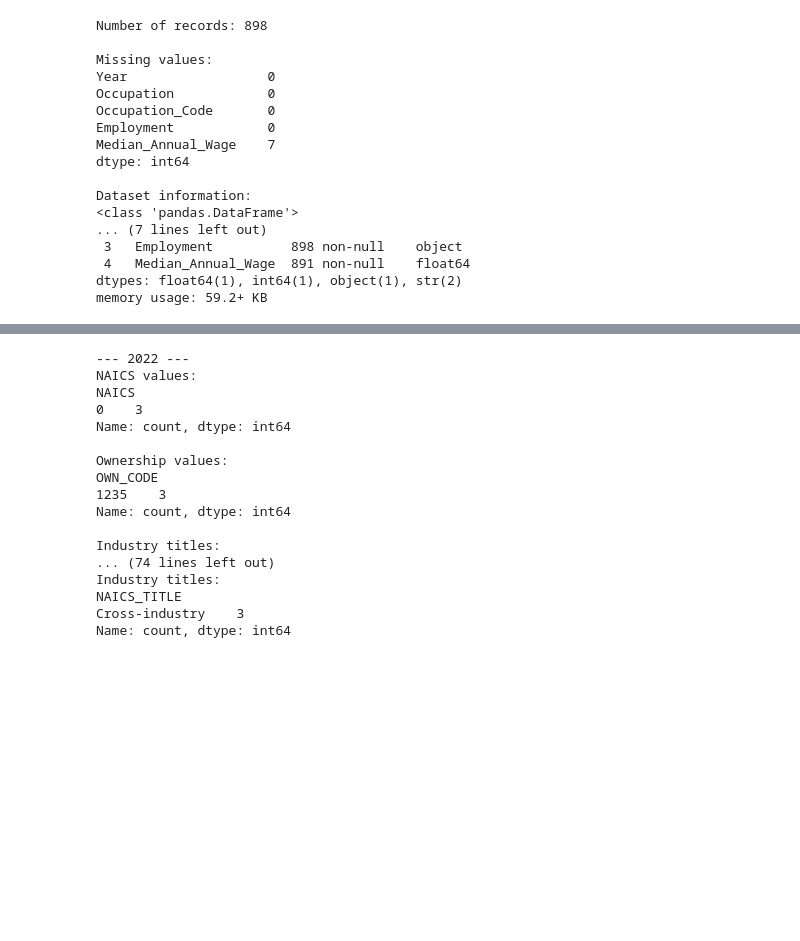
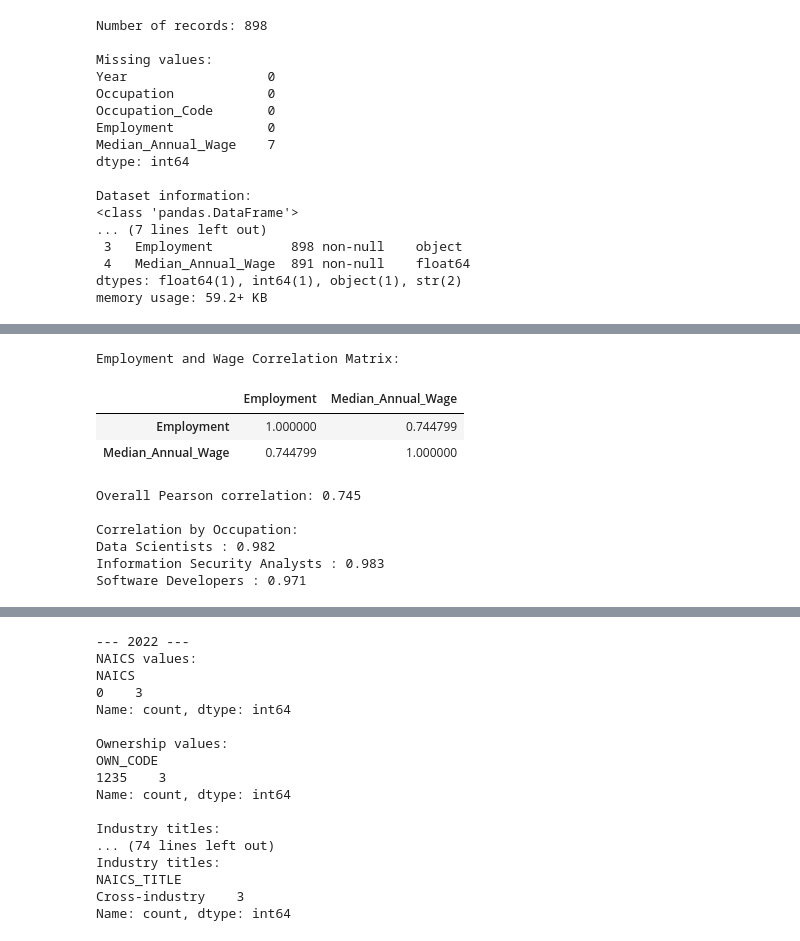
Before and after one commit to Onyinyechukwu24/AIEmployment-Visualisation-2023078, a Jupyter notebook: AI_Employment_Visualisation_ .ipynb, the cells around one changed output, grey strips where cells are left out. Saved outputs shown, nothing was run; the diff lists cells and outputs as text; code cells hidden in the pictures; blank space fills up the shorter version.

```diff
--- a/AI_Employment_Visualisation_ .ipynb
+++ b/AI_Employment_Visualisation_ .ipynb
@@ -195,0 +403,40 @@ memory usage: 59.2+ KB
+# %%
+# Explore the relationship between employment and median wages
+
+correlation = comparison_df[
+    ["Employment", "Median_Annual_Wage"]
+].corr()
+
+print("Employment and Wage Correlation Matrix:")
+display(correlation)
+
+# Calculate the overall Pearson correlation
+overall_correlation = comparison_df[
+    "Employment"
+].corr(comparison_df["Median_Annual_Wage"])
+
+print(
+    "\nOverall Pearson correlation:",
+    round(overall_correlation, 3)
+)
+
+# Calculate correlation separately for each occupation
+print("\nCorrelation by Occupation:")
+
+for occupation, group in comparison_df.groupby("Occupation"):
+    occupation_corr = group["Employment"].corr(
+        group["Median_Annual_Wage"]
+    )
+
+    print(occupation, ":", round(occupation_corr, 3))
+# %% [output]
+Employment and Wage Correlation Matrix:
+|  | Employment | Median_Annual_Wage |
+| Employment | 1.000000 | 0.744799 |
+| Median_Annual_Wage | 0.744799 | 1.000000 |
+Overall Pearson correlation: 0.745
+
+Correlation by Occupation:
+Data Scientists : 0.982
+Information Security Analysts : 0.983
+Software Developers : 0.971
```
Also changed, not shown: parts of 9 cells of this notebook.
